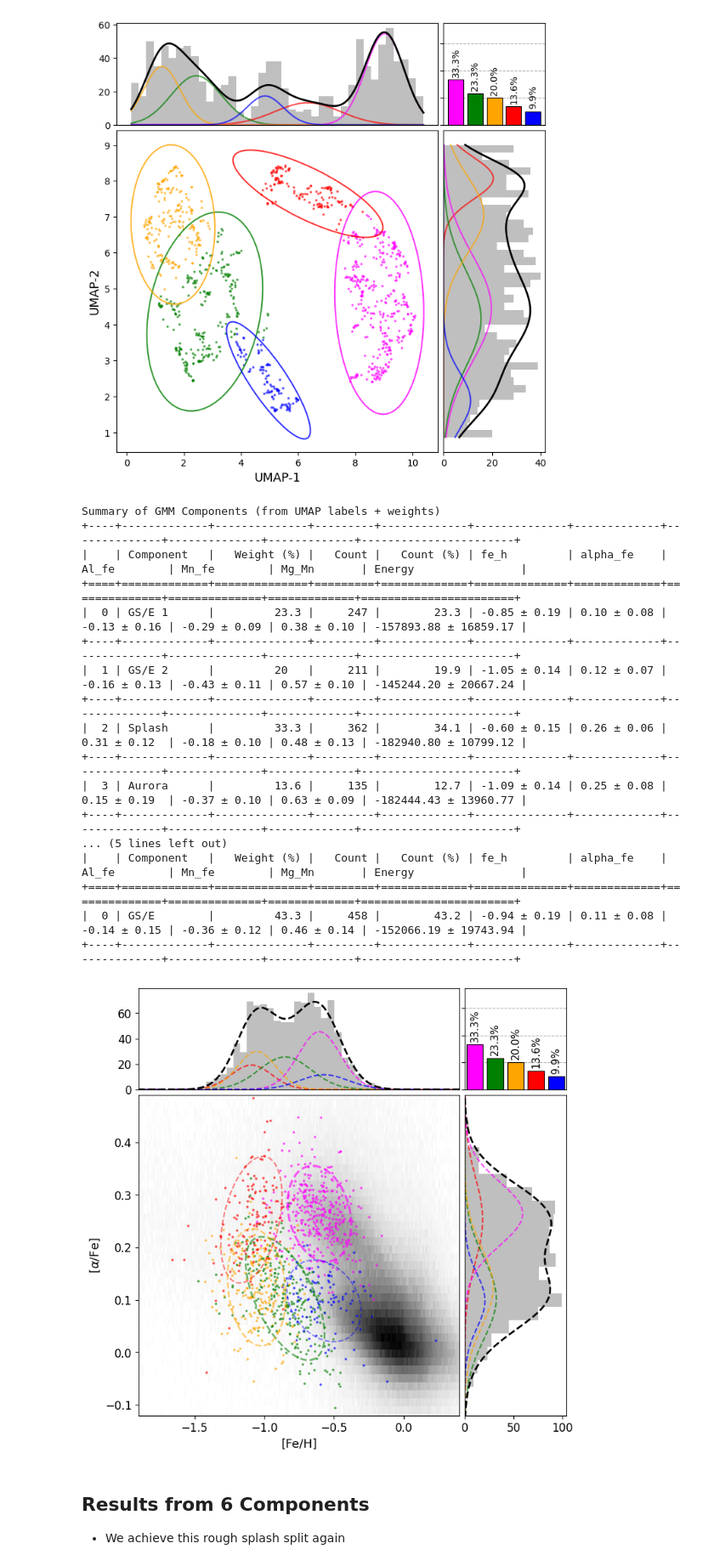
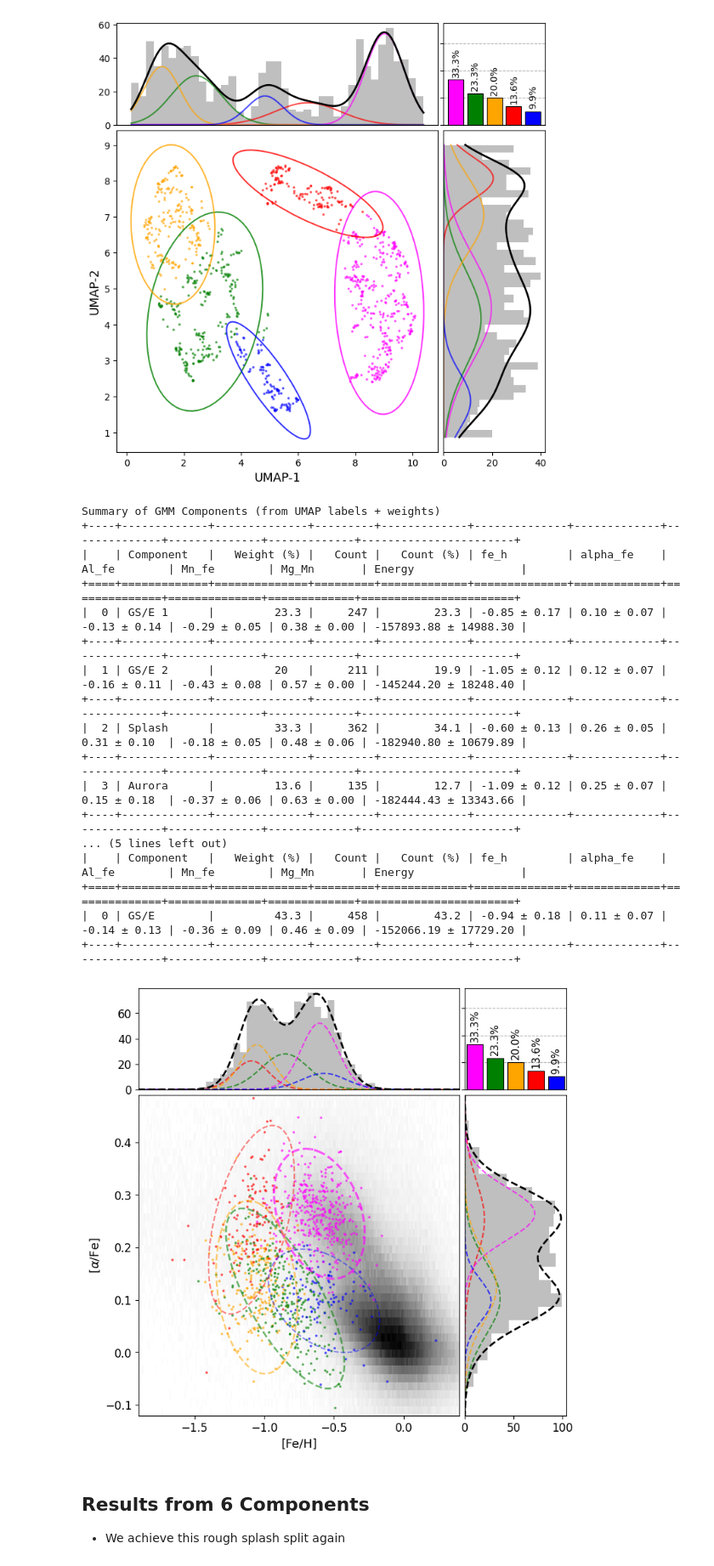
Before and after one commit to JacobTutt/Galactic_Evol_Clustering, a Jupyter notebook: 7_6D_galah_reconstruction.ipynb, the cells around one changed output. Shown at 85% size. Cells and saved outputs as stored; diff of their text form; code cells hidden in the pictures.

```diff
--- a/7_6D_galah_reconstruction.ipynb
+++ b/7_6D_galah_reconstruction.ipynb
@@ -49,6 +49,7 @@ galah_postXD = Table.read(galah_assigned_data_path, format='fits')
 
 # The follow data keys are incorprated into the analysis:
 galah_data_keys = ['fe_h', 'alpha_fe', 'Al_fe', 'Mn_fe', 'Mg_Mn', 'Energy']
+galah_data_error_keys = ['e_fe_h', 'e_alpha_fe', 'e_Al_fe', 'e_Mn_fe', 'e_Mg_Mn', 'e_Energy']
 
 galah_labels_name = {
     4: "GS/E",
@@ -106,7 +107,7 @@ investigate_umap(
 ## **Applying the more riguorous pipeline:**
 # %%
 # Initalise the pipeline with the following UMAP
-pipeline = ReducedGMMPipeline(galah_postXD, galah_data_keys, umap_dimensions = 2, umap_n_neighbors = 15, umap_min_dist = 0.0)
+pipeline = ReducedGMMPipeline(galah_postXD, galah_data_keys, galah_data_error_keys, umap_dimensions = 2, umap_n_neighbors = 15, umap_min_dist = 0.0)
 if not rerun_GMM:
     pipeline.umap_data = np.load("XD_Results/Galah/galah_6D_umap_space_13_6.npy")
 # %%
@@ -137,34 +138,35 @@ labels = {
     0: "Aurora",
     4: "Eos",
 }
-summary_table = pipeline.table_results_GMM(labels, combine = [[1,3]], labels_combined= ['GS/E'])
+summary_table = pipeline.table_results_GMM(labels, combine = [[1,3]], labels_combined= ['GS/E'], deconvolve=True)
 # %% [output]
 Summary of GMM Components (from UMAP labels + weights)
 +----+-------------+--------------+---------+-------------+--------------+-------------+--------------+--------------+-------------+-----------------------+
 |    | Component   |   Weight (%) |   Count |   Count (%) | fe_h         | alpha_fe    | Al_fe        | Mn_fe        | Mg_Mn       | Energy                |
 +====+=============+==============+=========+=============+==============+=============+==============+==============+=============+=======================+
-|  0 | GS/E 1      |         23.3 |     247 |        23.3 | -0.85 ± 0.19 | 0.10 ± 0.08 | -0.13 ± 0.16 | -0.29 ± 0.09 | 0.38 ± 0.10 | -157893.88 ± 16859.17 |
+|  0 | GS/E 1      |         23.3 |     247 |        23.3 | -0.85 ± 0.17 | 0.10 ± 0.07 | -0.13 ± 0.14 | -0.29 ± 0.05 | 0.38 ± 0.00 | -157893.88 ± 14988.30 |
 +----+-------------+--------------+---------+-------------+--------------+-------------+--------------+--------------+-------------+-----------------------+
-|  1 | GS/E 2      |         20   |     211 |        19.9 | -1.05 ± 0.14 | 0.12 ± 0.07 | -0.16 ± 0.13 | -0.43 ± 0.11 | 0.57 ± 0.10 | -145244.20 ± 20667.24 |
+|  1 | GS/E 2      |         20   |     211 |        19.9 | -1.05 ± 0.12 | 0.12 ± 0.07 | -0.16 ± 0.11 | -0.43 ± 0.08 | 0.57 ± 0.00 | -145244.20 ± 18248.40 |
 +----+-------------+--------------+---------+-------------+--------------+-------------+--------------+--------------+-------------+-----------------------+
-|  2 | Splash      |         33.3 |     362 |        34.1 | -0.60 ± 0.15 | 0.26 ± 0.06 | 0.31 ± 0.12  | -0.18 ± 0.10 | 0.48 ± 0.13 | -182940.80 ± 10799.12 |
+|  2 | Splash      |         33.3 |     362 |        34.1 | -0.60 ± 0.13 | 0.26 ± 0.05 | 0.31 ± 0.10  | -0.18 ± 0.05 | 0.48 ± 0.06 | -182940.80 ± 10679.89 |
 +----+-------------+--------------+---------+-------------+--------------+-------------+--------------+--------------+-------------+-----------------------+
-|  3 | Aurora      |         13.6 |     135 |        12.7 | -1.09 ± 0.14 | 0.25 ± 0.08 | 0.15 ± 0.19  | -0.37 ± 0.10 | 0.63 ± 0.09 | -182444.43 ± 13960.77 |
+|  3 | Aurora      |         13.6 |     135 |        12.7 | -1.09 ± 0.12 | 0.25 ± 0.07 | 0.15 ± 0.18  | -0.37 ± 0.06 | 0.63 ± 0.00 | -182444.43 ± 13343.66 |
 +----+-------------+--------------+---------+-------------+--------------+-------------+--------------+--------------+-------------+-----------------------+
 ... (5 lines left out)
 |    | Component   |   Weight (%) |   Count |   Count (%) | fe_h         | alpha_fe    | Al_fe        | Mn_fe        | Mg_Mn       | Energy                |
 +====+=============+==============+=========+=============+==============+=============+==============+==============+=============+=======================+
-|  0 | GS/E        |         43.3 |     458 |        43.2 | -0.94 ± 0.19 | 0.11 ± 0.08 | -0.14 ± 0.15 | -0.36 ± 0.12 | 0.46 ± 0.14 | -152066.19 ± 19743.94 |
+|  0 | GS/E        |         43.3 |     458 |        43.2 | -0.94 ± 0.18 | 0.11 ± 0.07 | -0.14 ± 0.13 | -0.36 ± 0.09 | 0.46 ± 0.09 | -152066.19 ± 17729.20 |
 +----+-------------+--------------+---------+-------------+--------------+-------------+--------------+--------------+-------------+-----------------------+
 # %%
 pipeline.plot_highdim_gaussian(x_key = 'fe_h', y_key='alpha_fe',
-    z_score = 1,
+    z_score = 2,
     full_survey_file= 'data/raw/Galah_DR3/GALAH_DR3_main_allstar_v3.fits',
     color_palette=["red", "green", "magenta", "orange", 'blue'],
     xlim = (-1.9, 0.4), ylim=(-0.12, 0.49),
+    deconvolve=True,
 )
 # %% [output]
-[figure, old version]
+[figure, new version]
 # %% [markdown]
 ## **Results from 6 Components**
 - We achieve this rough splash split again
```
Also changed, not shown: parts of 2 cells of this notebook, 1 other file.
